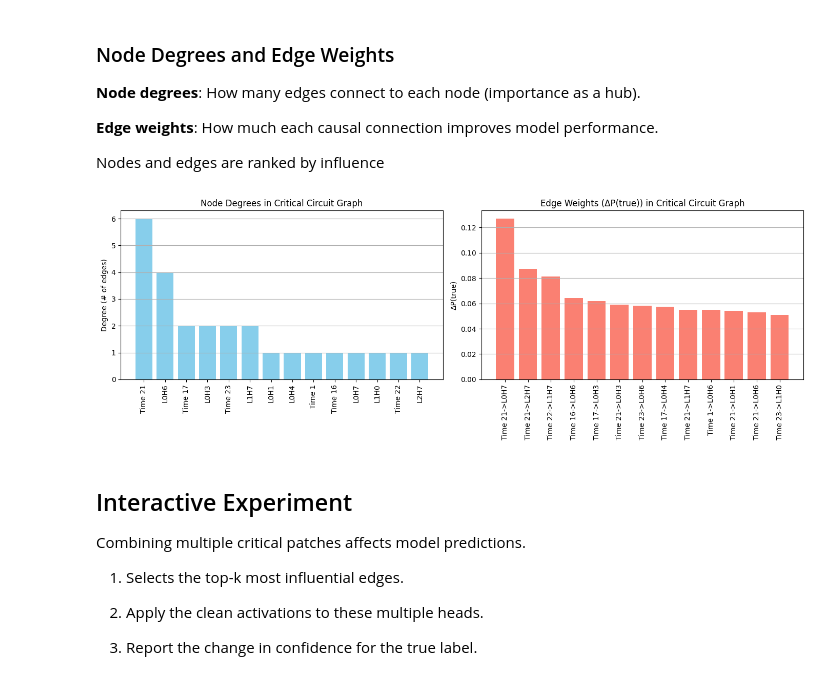
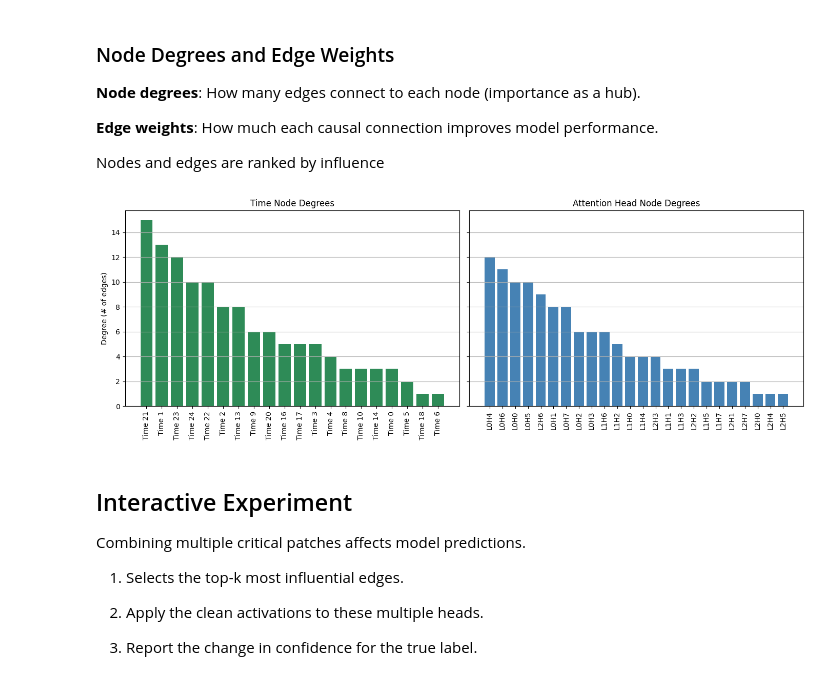
Before and after one commit to mathiisk/TSTpatching, a Jupyter notebook: TSTpatching.ipynb, the cells around one changed output. Drawn from its saved outputs; the diff is of its cells as text; code cells hidden in the pictures.

Commit message:
additonal plotting for thesis

```diff
--- a/TSTpatching.ipynb
+++ b/TSTpatching.ipynb
@@ -348,7 +390,7 @@ Colors: Change in model probability for the true label.
 - Visualize the causal graph with nodes and weighted edges.
 # %%
 # define threshold
-threshold = 0.05 # % of how much the probability must change
+threshold = 0.01 # % of how much the probability must change
 
 critical_patches = find_critical_patches(
     patch_probs_heads,
@@ -379,34 +421,45 @@ Nodes and edges are ranked by influence
 # %%
 degrees = dict(G.degree())
 sorted_degrees = sorted(degrees.items(), key=lambda x: x[1], reverse=True)
 names = [x[0] for x in sorted_degrees]
 values = [x[1] for x in sorted_degrees]
 
 edges = list(G.edges(data=True))
 sorted_edges = sorted(edges, key=lambda x: x[2]['weight'], reverse=True)
 sources = [f"{u}->{v}" for u,v,d in sorted_edges]
 weights = [d['weight'] for u,v,d in sorted_edges]
 
-fig, axes = plt.subplots(1, 2, figsize=(14, 5))
+time_names = []
+head_names = []
+time_values = []
+head_values = []
 
-#  node degrees
-axes[0].bar(names, values, color="skyblue")
-axes[0].set_title("Node Degrees in Critical Circuit Graph")
+for name, val in zip(names, values):
+    if name.startswith("Time"):
+        time_names.append(name)
+        time_values.append(val)
+    elif name.startswith("L") and "H" in name:
+        head_names.append(name)
+        head_values.append(val)
+
+fig, axes = plt.subplots(1, 2, figsize=(14, 5), sharey=True)
+
+# -- Time node degrees --
+axes[0].bar(time_names, time_values, color="seagreen")
+axes[0].set_title("Time Node Degrees")
 axes[0].set_ylabel("Degree (# of edges)")
 axes[0].tick_params(axis='x', rotation=90)
 axes[0].grid(axis='y')
 
-# edge weights
-axes[1].bar(sources, weights, color="salmon")
-axes[1].set_title("Edge Weights (ΔP(true)) in Critical Circuit Graph")
-axes[1].set_ylabel("ΔP(true)")
+axes[1].bar(head_names, head_values, color="steelblue")
+axes[1].set_title("Attention Head Node Degrees")
 axes[1].tick_params(axis='x', rotation=90)
 axes[1].grid(axis='y')
 
 plt.tight_layout()
 plt.show()
 # %% [output]
-[figure, old version]
+[figure, new version]
 # %% [markdown]
 ## Interactive Experiment
 Combining multiple critical patches affects model predictions.
```
Also changed, not shown: parts of 7 cells of this notebook, 2 other files.
